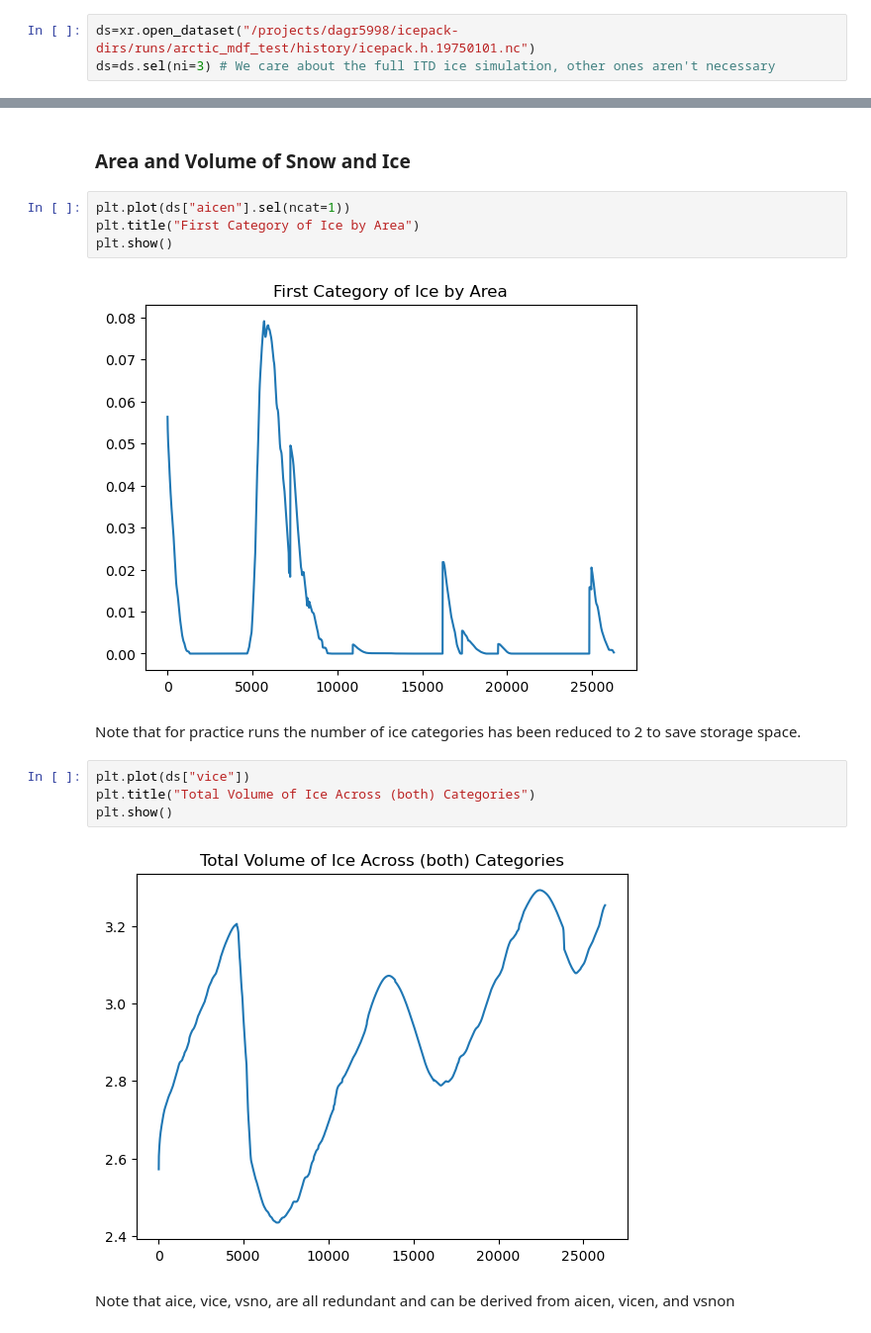
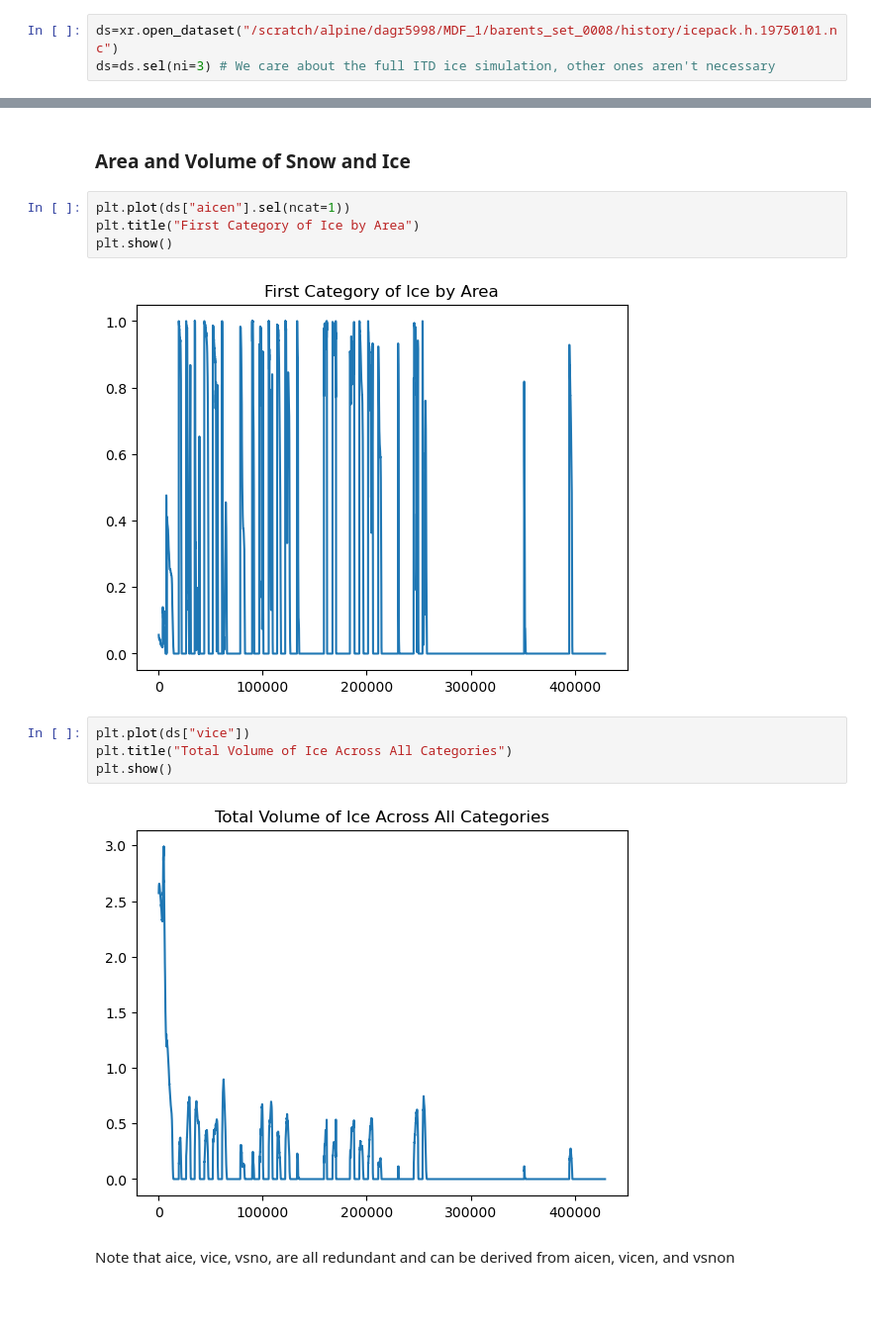
Before and after one commit to DavidGrahamCo/icepack_ML, a Jupyter notebook: notebooks/00.5variable_exploration.ipynb, the cells around one changed output, grey strips where cells are left out. Shown at 99% size. Saved outputs shown, nothing was run; the diff lists cells and outputs as text; blank space fills up the shorter version.

```diff
--- a/notebooks/Exploring_Data.ipynb
+++ b/notebooks/00.5variable_exploration.ipynb
@@ -9,7 +9,7 @@ import nc_time_axis
 # %% [markdown]
 #### Minor Cleaning
 # %%
-ds=xr.open_dataset("/projects/dagr5998/icepack-dirs/runs/arctic_mdf_test/history/icepack.h.19750101.nc")
+ds=xr.open_dataset("/scratch/alpine/dagr5998/MDF_1/barents_set_0008/history/icepack.h.19750101.nc")
 ds=ds.sel(ni=3) # We care about the full ITD ice simulation, other ones aren't necessary
 # %% [markdown]
 ## Relevant Variable Exploration
@@ -29,15 +29,13 @@ plt.plot(ds["aicen"].sel(ncat=1))
 plt.title("First Category of Ice by Area")
 plt.show()
 # %% [output]
-[figure, old version]
+[figure, new version]
-# %% [markdown]
-Note that for practice runs the number of ice categories has been reduced to 2 to save storage space.
 # %%
 plt.plot(ds["vice"])
-plt.title("Total Volume of Ice Across (both) Categories")
+plt.title("Total Volume of Ice Across All Categories")
 plt.show()
 # %% [output]
-[figure, old version]
+[figure, new version]
 # %% [markdown]
 Note that aice, vice, vsno, are all redundant and can be derived from aicen, vicen, and vsnon
 # %%
```
Also changed, not shown: parts of 5 cells of this notebook, 22 other files.
